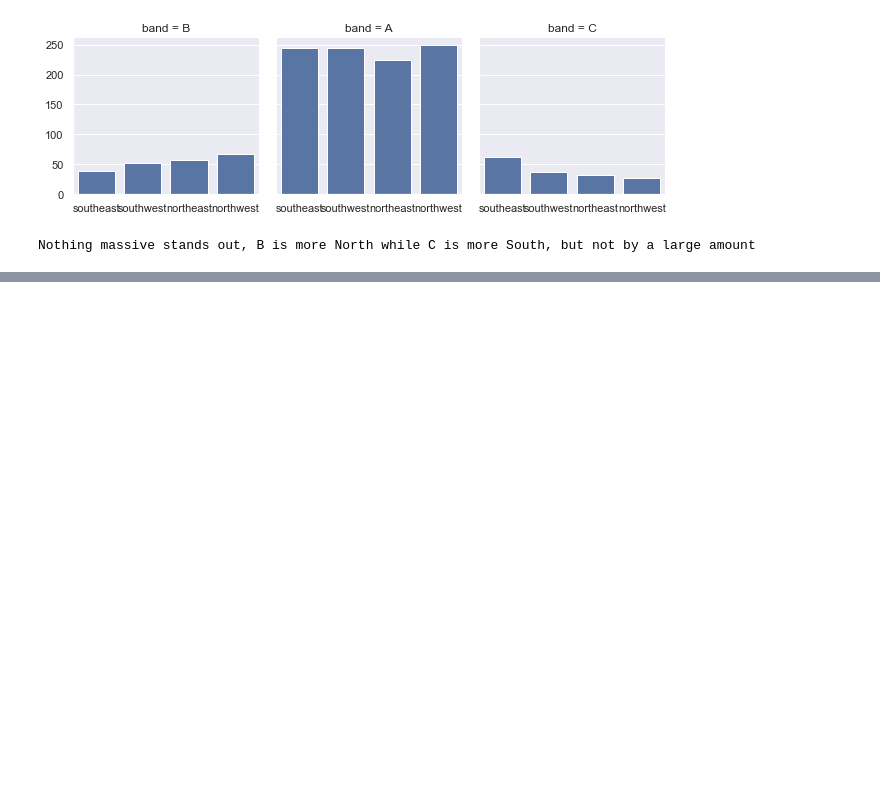
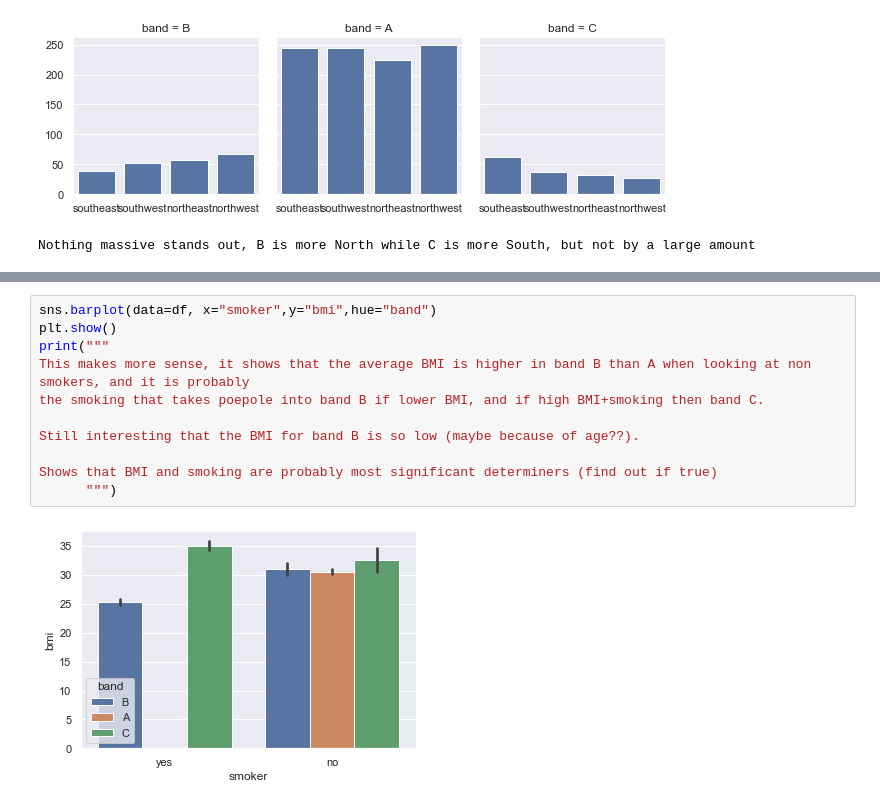
Before and after one commit to mchaudry1/IUBDC, a Jupyter notebook: HealthInsuranceAnalysis.ipynb, the cells around one changed output, grey strips where cells are left out. Saved outputs shown, nothing was run; the diff lists cells and outputs as text; blank space fills up the shorter version.

```diff
--- a/HealthInsuranceAnalysis.ipynb
+++ b/HealthInsuranceAnalysis.ipynb
@@ -367,0 +386,13 @@ plt.show()
+# %%
+sns.barplot(data=df, x="smoker",y="bmi",hue="band")
+plt.show()
+print("""
+This makes more sense, it shows that the average BMI is higher in band B than A when looking at non smokers, and it is probably
+the smoking that takes poepole into band B if lower BMI, and if high BMI+smoking then band C.
+
+Still interesting that the BMI for band B is so low (maybe because of age??).
+
+Shows that BMI and smoking are probably most significant determiners (find out if true)
+      """)
+# %% [output]
+[figure, added]
```
Also changed, not shown: parts of 12 cells of this notebook.
